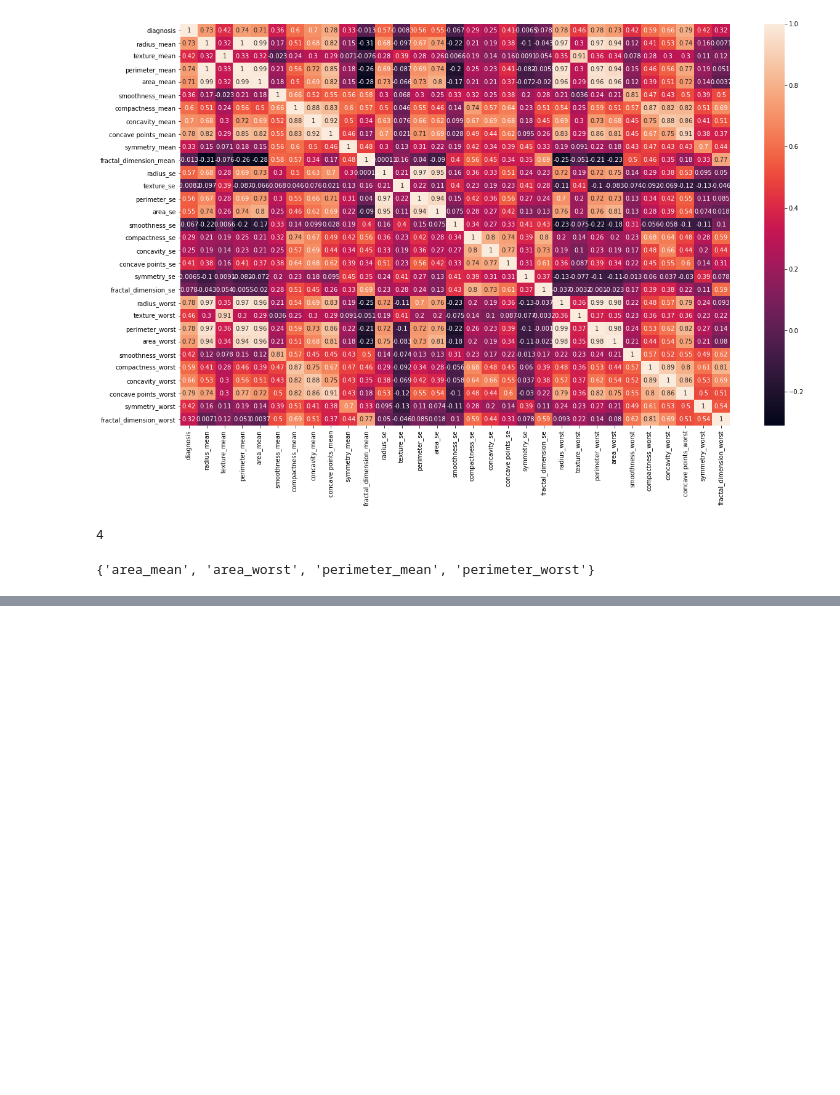
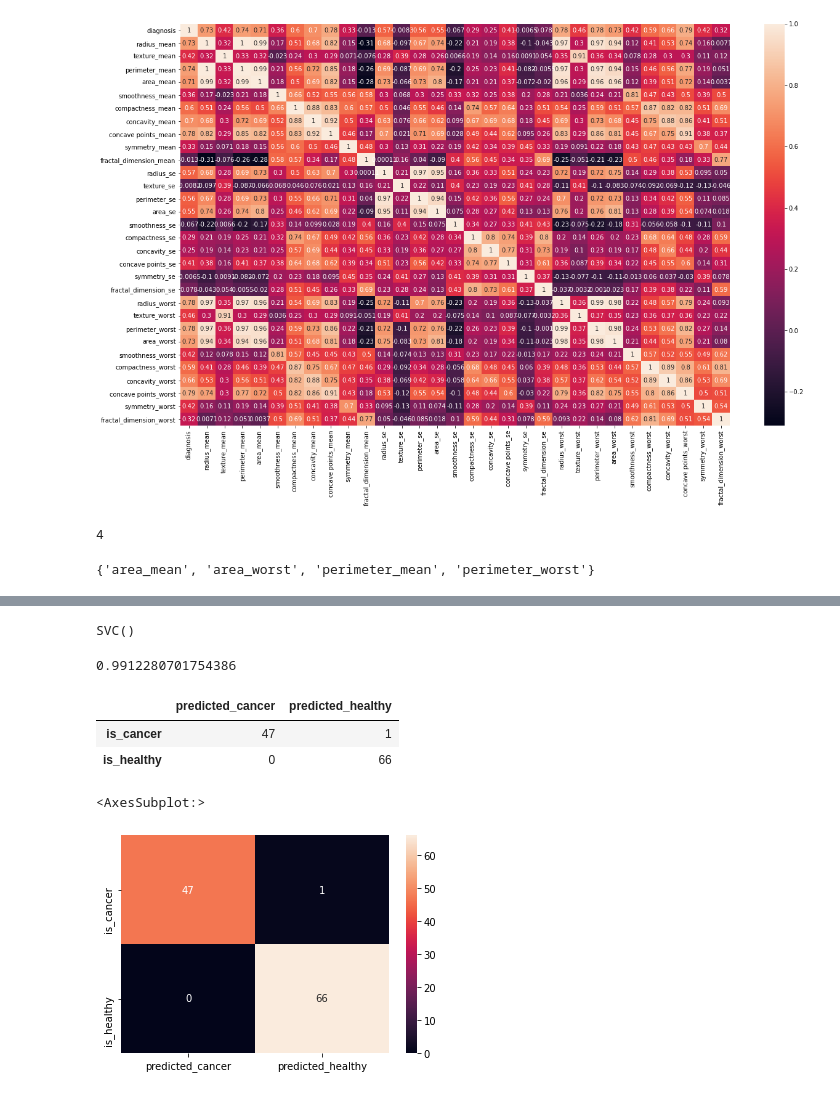
Before and after one commit to ingadanek/Cancer-Prediction, a Jupyter notebook: Untitled.ipynb, the cells around one changed output, grey strips where cells are left out. Cells and saved outputs as stored; diff of their text form; code cells hidden in the pictures; blank space fills up the shorter version.

Commit message:
train SVM and Logistic Regression models

```diff
--- a/Untitled.ipynb
+++ b/Untitled.ipynb
@@ -116,0 +156,12 @@ X_train.shape, X_test.shape, y_train.shape, y_test.shape
+# %%
+svc_model = SVC()
+# %%
+svc_model.fit(X_train, y_train)
+# %% [output]
+SVC()
+# %%
+y_pred = svc_model.predict(X_test)
+# %%
+svc_model.score(X_test,y_test)
+# %% [output]
+0.9912280701754386
@@ -116,0 +170,14 @@ X_train.shape, X_test.shape, y_train.shape, y_test.shape
+# %%
+cm = np.array(confusion_matrix(y_test, y_pred, labels=[1,0]))
+confusion = pd.DataFrame(cm, index=['is_cancer', 'is_healthy'],
+                         columns=['predicted_cancer','predicted_healthy'])
+confusion
+# %% [output]
+|  | predicted_cancer | predicted_healthy |
+| is_cancer | 47 | 1 |
+| is_healthy | 0 | 66 |
+# %%
+sns.heatmap(confusion, annot=True)
+# %% [output]
+<AxesSubplot:>
+[figure, added]
```
Also changed, not shown: parts of 17 cells of this notebook.
